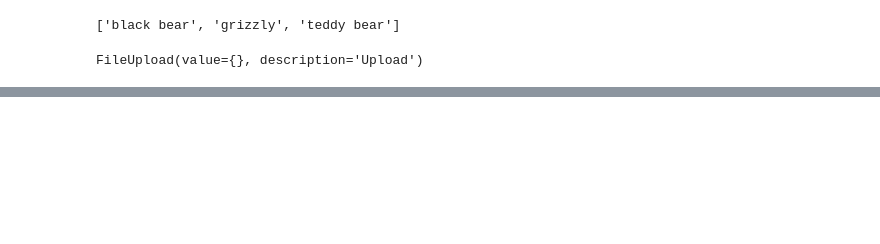
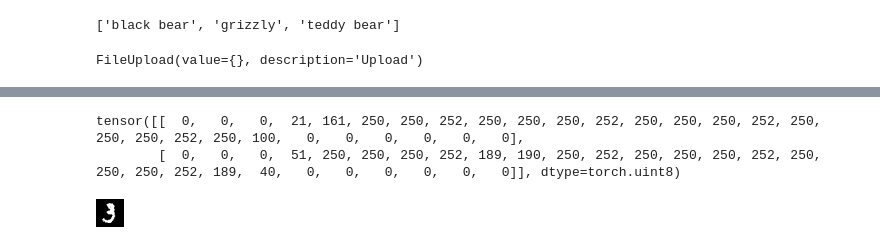
Before and after one commit to Reptilefury/coursera-machine-learning, a Jupyter notebook: FastAi.ipynb, the cells around one changed output, grey strips where cells are left out. Cells and saved outputs as stored; diff of their text form; code cells hidden in the pictures; blank space fills up the shorter version.

```diff
--- a/FastAi.ipynb
+++ b/FastAi.ipynb
@@ -495,0 +453,13 @@ Error loading server extension voila
+# %%
+tensor(img_open7)[4:10][4:10]
+# %% [output]
+tensor([[  0,   0,   0,  21, 161, 250, 250, 252, 250, 250, 250, 252, 250, 250, 250, 252, 250, 250, 250, 252, 250, 100,   0,   0,   0,   0,   0,   0],
+        [  0,   0,   0,  51, 250, 250, 250, 252, 189, 190, 250, 252, 250, 250, 250, 252, 250, 250, 250, 252, 189,  40,   0,   0,   0,   0,   0,   0]], dtype=torch.uint8)
+# %%
+image_three = threes[0]
+# %%
+im3 = Image.open(image_three)
+# %%
+im3
+# %% [output]
+[figure, added]
```
Also changed, not shown: parts of 78 cells of this notebook.
